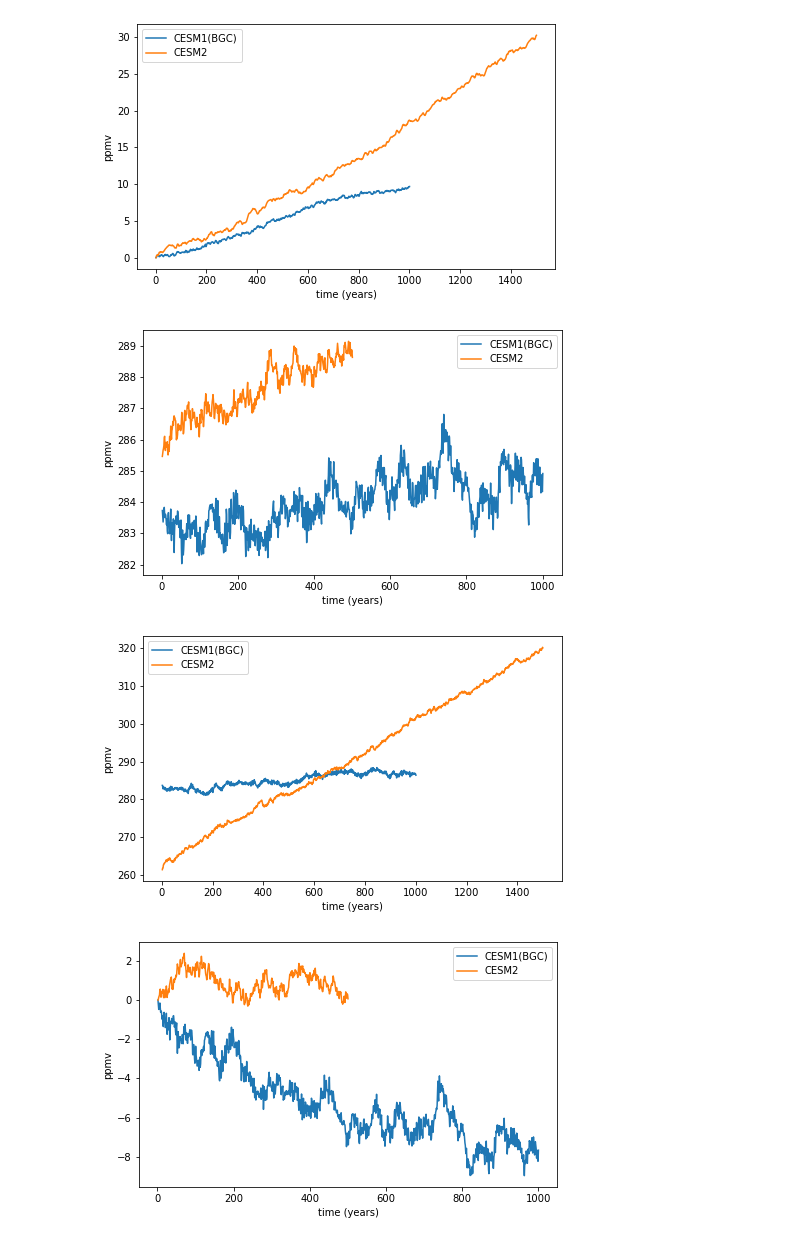
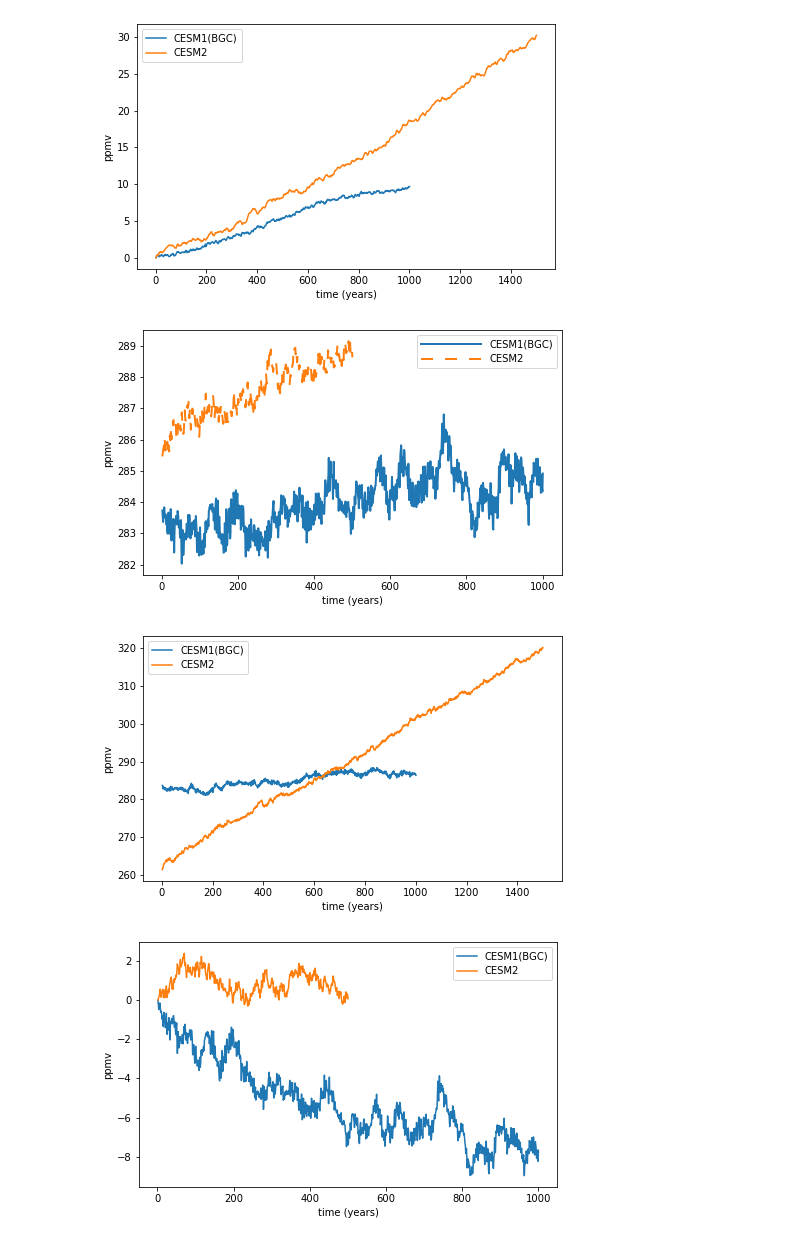
Before and after one commit to klindsay28/CESM2_coup_carb_cycle_JAMES, a Jupyter notebook: notebooks/CO2_esm-piControl.ipynb, the cells around one changed output. Drawn from its saved outputs; the diff is of its cells as text; code cells hidden in the pictures.

```diff
--- a/notebooks/CO2_esm-piControl.ipynb
+++ b/notebooks/CO2_esm-piControl.ipynb
@@ -68,8 +68,14 @@ Coordinates:
 Attributes:
     units:    kg
 # %%
+linestyle_list = [
+    'solid',
+    (0, (6, 6)),
+]
 plot_1var('CO2_BOT', [ds_dict['esm-piControl-cmip5'], ds_dict['esm-piControl']],
-          ['CESM1(BGC)', 'CESM2'], figsize=(7.5,4.5), fname='CO2_BOT_esm-piControl.pdf')
+          ['CESM1(BGC)', 'CESM2'], figsize=(7.5,4.5),
+          linewidth=2.0, linestyle_list=linestyle_list, handlelength=6.0,
+          fname='CO2_BOT_esm-piControl.pdf')
 plot_1var('CO2_BOT', [ds_dict['piControl-cmip5'], ds_dict['piControl']],
           ['CESM1(BGC)', 'CESM2'], figsize=(7.5,4.5));
 # %% [output]
@@ -93,11 +99,13 @@ plot_1var('CO2_OCN_BOT', [ds_dict['piControl-cmip5'], ds_dict['piControl']],
 [figure]
 # %%
 plot_1var('TMCO2_ppmv', [ds_dict['esm-piControl-cmip5'], ds_dict['esm-piControl']],
-          ['CESM1(BGC)', 'CESM2'], figsize=(7.5,4.5), fname='TMCO2_esm-piControl.pdf')
+          ['CESM1(BGC)', 'CESM2'], figsize=(7.5,4.5),
+          linewidth=2.0, linestyle_list=linestyle_list, handlelength=6.0,
+          fname='TMCO2_esm-piControl.pdf')
 plot_1var('TMCO2_ppmv', [ds_dict['piControl-cmip5'], ds_dict['piControl']],
           ['CESM1(BGC)', 'CESM2'], figsize=(7.5,4.5));
 # %% [output]
-[figure, old version]
+[figure, new version]
 [figure]
 # %%
 plot_1var('TMCO2_LND_ppmv', [ds_dict['esm-piControl-cmip5'], ds_dict['esm-piControl']],
```
Also changed, not shown: parts of 1 cell of this notebook, 6 other files.
